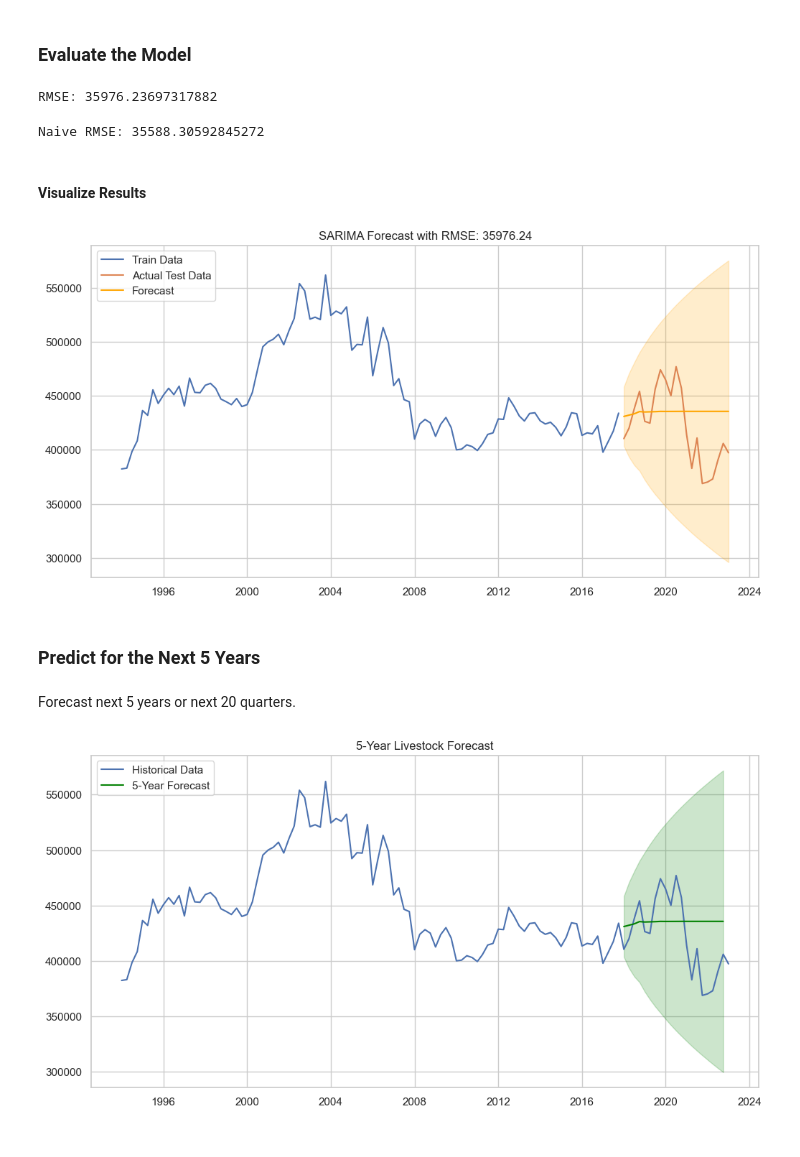
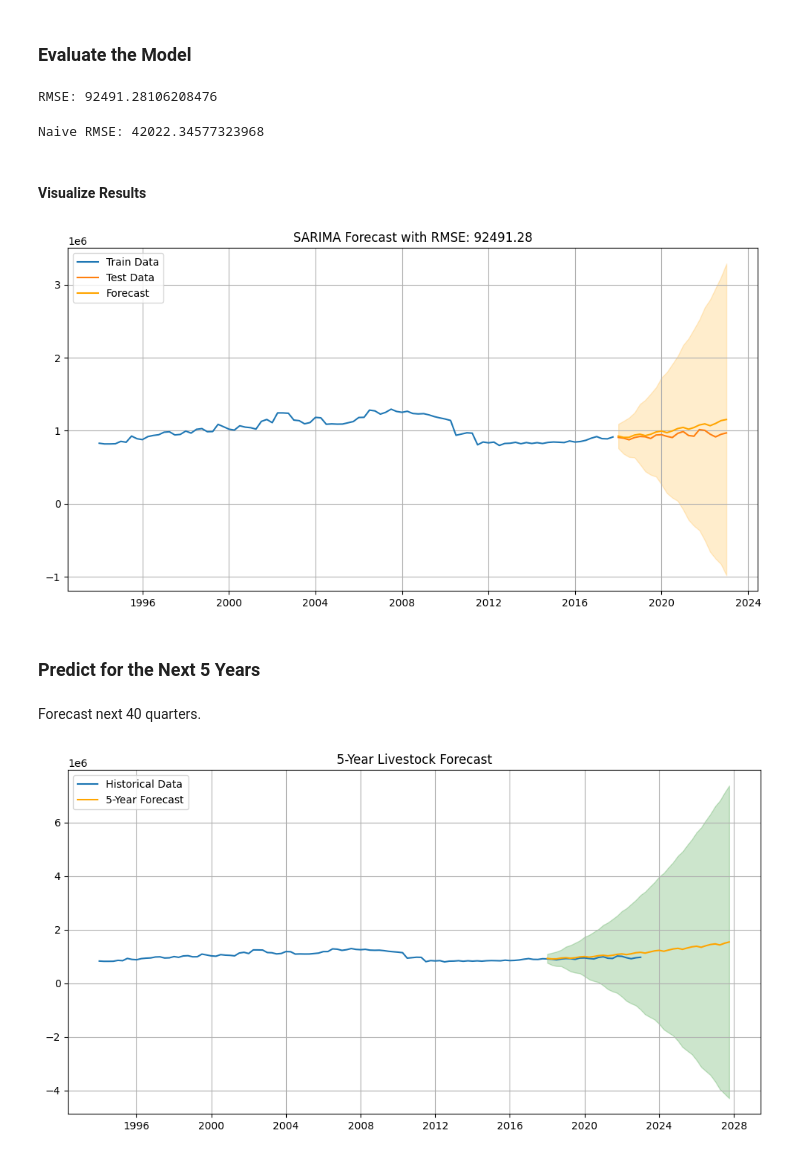
Before and after one commit to Alessa-Gillespie/Livestock_Lifelines_Group2, a Jupyter notebook: Group2_4CSC_LivestockLifelines-SARIMA.ipynb, the cells around one changed output. Drawn from its saved outputs; the diff is of its cells as text; code cells hidden in the pictures.

Commit message:
**Update LivestockLifelines-SARIMA**
**Update LivestockLifelines-SARIMA**
- Adjusted parameters and train-test range

```diff
--- a/Group2_4CSC_LivestockLifelines-SARIMA.ipynb
+++ b/Group2_4CSC_LivestockLifelines-SARIMA.ipynb
@@ -1791,7 +1791,7 @@ Ensure that  `QUARTER` column is stored as a string, to treat it as a temporal d
 # %%
 data['QUARTER'] = pd.to_datetime(data['QUARTER'])
 # %%
-region_data = data[data['REGION'] == 'CAR']
+region_data = data[data['REGION'] == 'REGION_IX']
 # %% [markdown]
 Group the data by each quarter and sum the `LIVESTOCK_COUNT` values to create a _single_ aggregated value for each quarter.
 # %%
@@ -1841,3 +1806,4 @@ Warnings:
 # %%
-sarima_model = SARIMAX(train_data, order=best_order, seasonal_order=best_seasonal_order)
+sarima_model = SARIMAX(train_data, order=(1, 1, 1), seasonal_order=(2, 2, 8, 4))
 sarima_fit = sarima_model.fit(disp=False)
+print(sarima_fit.summary())
@@ -1853,41 +1837,43 @@ forecast_ci = forecast.conf_int()
 rmse = np.sqrt(mean_squared_error(test_data, forecast_values))
 print(f"RMSE: {rmse}")
 # %% [output]
-RMSE: 35976.23697317882
+RMSE: 92491.28106208476
 # %%
 naive_forecast = train_data[-1]
 naive_rmse = np.sqrt(mean_squared_error(test_data, [naive_forecast] * len(test_data)))
 print("Naive RMSE:", naive_rmse)
 # %% [output]
-Naive RMSE: 35588.30592845272
+Naive RMSE: 42022.34577323968
 # %% [markdown]
 #### Visualize Results
 # %%
 plt.figure(figsize=(12, 6))
 plt.plot(train_data, label='Train Data')
-plt.plot(test_data, label='Actual Test Data')
+plt.plot(test_data, label='Test Data')
 plt.plot(forecast_values, label='Forecast', color='orange')
 plt.fill_between(test_data.index, forecast_ci.iloc[:, 0], forecast_ci.iloc[:, 1], color='orange', alpha=0.2)
 plt.legend(loc='upper left')
 plt.title(f'SARIMA Forecast with RMSE: {rmse:.2f}')
+plt.grid(True)
 plt.show()
 # %% [output]
-[figure, old version]
+[figure, new version]
 # %% [markdown]
 ### Predict for the Next 5 Years
 # %% [markdown]
-Forecast next 5 years or next 20 quarters.
+Forecast next 40 quarters.
 # %%
-future_forecast = sarima_fit.get_forecast(steps=20)
+future_forecast = sarima_fit.get_forecast(steps=40)
 future_values = future_forecast.predicted_mean
 future_ci = future_forecast.conf_int()
 # %%
 plt.figure(figsize=(12, 6))
 plt.plot(aggregated_data, label='Historical Data')
-plt.plot(future_values, label='5-Year Forecast', color='green')
+plt.plot(future_values, label='5-Year Forecast', color='orange')
 plt.fill_between(future_values.index, future_ci.iloc[:, 0], future_ci.iloc[:, 1], color='green', alpha=0.2)
 plt.legend(loc='upper left')
 plt.title('5-Year Livestock Forecast')
+plt.grid(True)
 plt.show()
 # %% [output]
-[figure, old version]
+[figure, new version]
```
Also changed, not shown: parts of 2 cells of this notebook.
